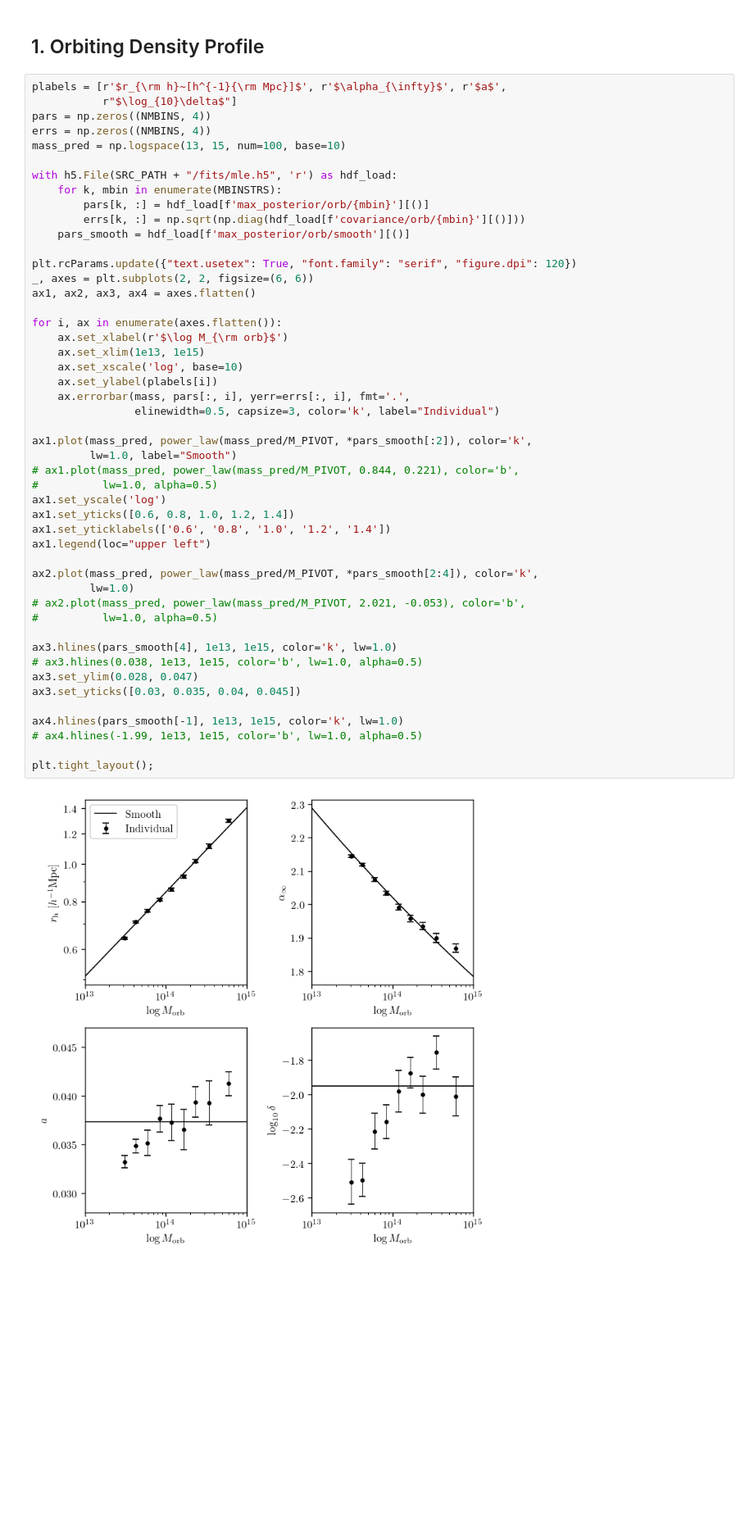
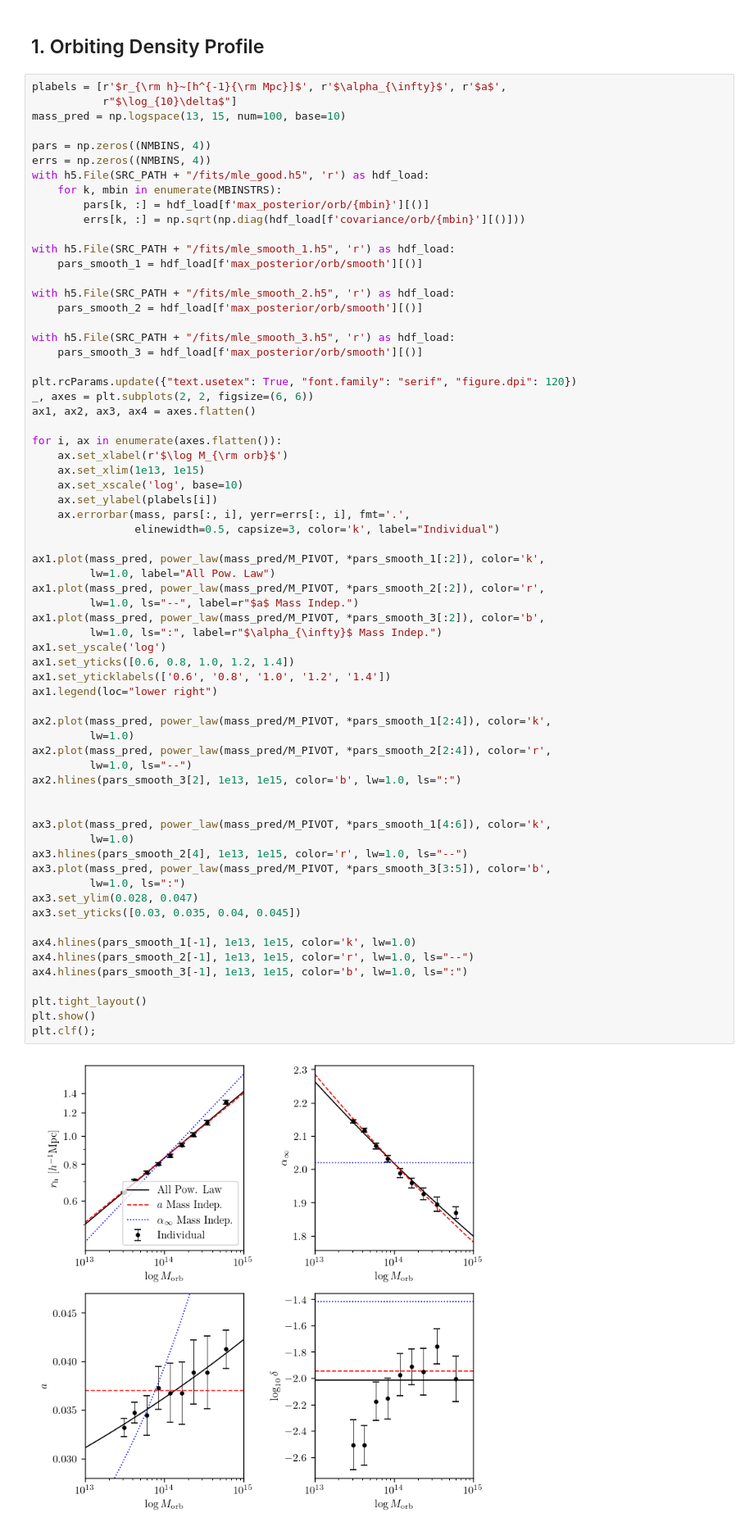
Before and after one commit to edgarmsalazar/HaloModelCF, a Jupyter notebook: notebook/model_fitting.ipynb, the cells around one changed output. Shown at 82% size. Cells and saved outputs as stored; diff of their text form; blank space fills up the shorter version.

```diff
--- a/notebook/model_fitting.ipynb
+++ b/notebook/model_fitting.ipynb
@@ -29,50 +29,68 @@ M_PIVOT = np.power(10., 14)
 # %%
 plabels = [r'$r_{\rm h}~[h^{-1}{\rm Mpc}]$', r'$\alpha_{\infty}$', r'$a$',
            r"$\log_{10}\delta$"]
+mass_pred = np.logspace(13, 15, num=100, base=10)
+
 pars = np.zeros((NMBINS, 4))
 errs = np.zeros((NMBINS, 4))
-mass_pred = np.logspace(13, 15, num=100, base=10)
-
-with h5.File(SRC_PATH + "/fits/mle.h5", 'r') as hdf_load:
+with h5.File(SRC_PATH + "/fits/mle_good.h5", 'r') as hdf_load:
     for k, mbin in enumerate(MBINSTRS):
         pars[k, :] = hdf_load[f'max_posterior/orb/{mbin}'][()]
         errs[k, :] = np.sqrt(np.diag(hdf_load[f'covariance/orb/{mbin}'][()]))
-    pars_smooth = hdf_load[f'max_posterior/orb/smooth'][()]
+
+with h5.File(SRC_PATH + "/fits/mle_smooth_1.h5", 'r') as hdf_load:
+    pars_smooth_1 = hdf_load[f'max_posterior/orb/smooth'][()]
+
+with h5.File(SRC_PATH + "/fits/mle_smooth_2.h5", 'r') as hdf_load:
+    pars_smooth_2 = hdf_load[f'max_posterior/orb/smooth'][()]
+
+with h5.File(SRC_PATH + "/fits/mle_smooth_3.h5", 'r') as hdf_load:
+    pars_smooth_3 = hdf_load[f'max_posterior/orb/smooth'][()]
 
 plt.rcParams.update({"text.usetex": True, "font.family": "serif", "figure.dpi": 120})
 _, axes = plt.subplots(2, 2, figsize=(6, 6))
 ax1, ax2, ax3, ax4 = axes.flatten()
 
 for i, ax in enumerate(axes.flatten()):
     ax.set_xlabel(r'$\log M_{\rm orb}$')
     ax.set_xlim(1e13, 1e15)
     ax.set_xscale('log', base=10)
     ax.set_ylabel(plabels[i])
     ax.errorbar(mass, pars[:, i], yerr=errs[:, i], fmt='.',
                 elinewidth=0.5, capsize=3, color='k', label="Individual")
 
-ax1.plot(mass_pred, power_law(mass_pred/M_PIVOT, *pars_smooth[:2]), color='k',
-         lw=1.0, label="Smooth")
-# ax1.plot(mass_pred, power_law(mass_pred/M_PIVOT, 0.844, 0.221), color='b',
-#          lw=1.0, alpha=0.5)
+ax1.plot(mass_pred, power_law(mass_pred/M_PIVOT, *pars_smooth_1[:2]), color='k',
+         lw=1.0, label="All Pow. Law")
+ax1.plot(mass_pred, power_law(mass_pred/M_PIVOT, *pars_smooth_2[:2]), color='r',
+         lw=1.0, ls="--", label=r"$a$ Mass Indep.")
+ax1.plot(mass_pred, power_law(mass_pred/M_PIVOT, *pars_smooth_3[:2]), color='b',
+         lw=1.0, ls=":", label=r"$\alpha_{\infty}$ Mass Indep.")
 ax1.set_yscale('log')
 ax1.set_yticks([0.6, 0.8, 1.0, 1.2, 1.4])
 ax1.set_yticklabels(['0.6', '0.8', '1.0', '1.2', '1.4'])
-ax1.legend(loc="upper left")
+ax1.legend(loc="lower right")
 
-ax2.plot(mass_pred, power_law(mass_pred/M_PIVOT, *pars_smooth[2:4]), color='k',
+ax2.plot(mass_pred, power_law(mass_pred/M_PIVOT, *pars_smooth_1[2:4]), color='k',
          lw=1.0)
-# ax2.plot(mass_pred, power_law(mass_pred/M_PIVOT, 2.021, -0.053), color='b',
-#          lw=1.0, alpha=0.5)
+ax2.plot(mass_pred, power_law(mass_pred/M_PIVOT, *pars_smooth_2[2:4]), color='r',
+         lw=1.0, ls="--")
+ax2.hlines(pars_smooth_3[2], 1e13, 1e15, color='b', lw=1.0, ls=":")
 
-ax3.hlines(pars_smooth[4], 1e13, 1e15, color='k', lw=1.0)
-# ax3.hlines(0.038, 1e13, 1e15, color='b', lw=1.0, alpha=0.5)
+
+ax3.plot(mass_pred, power_law(mass_pred/M_PIVOT, *pars_smooth_1[4:6]), color='k',
+         lw=1.0)
+ax3.hlines(pars_smooth_2[4], 1e13, 1e15, color='r', lw=1.0, ls="--")
+ax3.plot(mass_pred, power_law(mass_pred/M_PIVOT, *pars_smooth_3[3:5]), color='b',
+         lw=1.0, ls=":")
 ax3.set_ylim(0.028, 0.047)
 ax3.set_yticks([0.03, 0.035, 0.04, 0.045])
 
-ax4.hlines(pars_smooth[-1], 1e13, 1e15, color='k', lw=1.0)
-# ax4.hlines(-1.99, 1e13, 1e15, color='b', lw=1.0, alpha=0.5)
+ax4.hlines(pars_smooth_1[-1], 1e13, 1e15, color='k', lw=1.0)
+ax4.hlines(pars_smooth_2[-1], 1e13, 1e15, color='r', lw=1.0, ls="--")
+ax4.hlines(pars_smooth_3[-1], 1e13, 1e15, color='b', lw=1.0, ls=":")
 
-plt.tight_layout();
+plt.tight_layout()
+plt.show()
+plt.clf();
 # %% [output]
-[figure, old version]
+[figure, new version]
```
Also changed, not shown: parts of 5 cells of this notebook.
